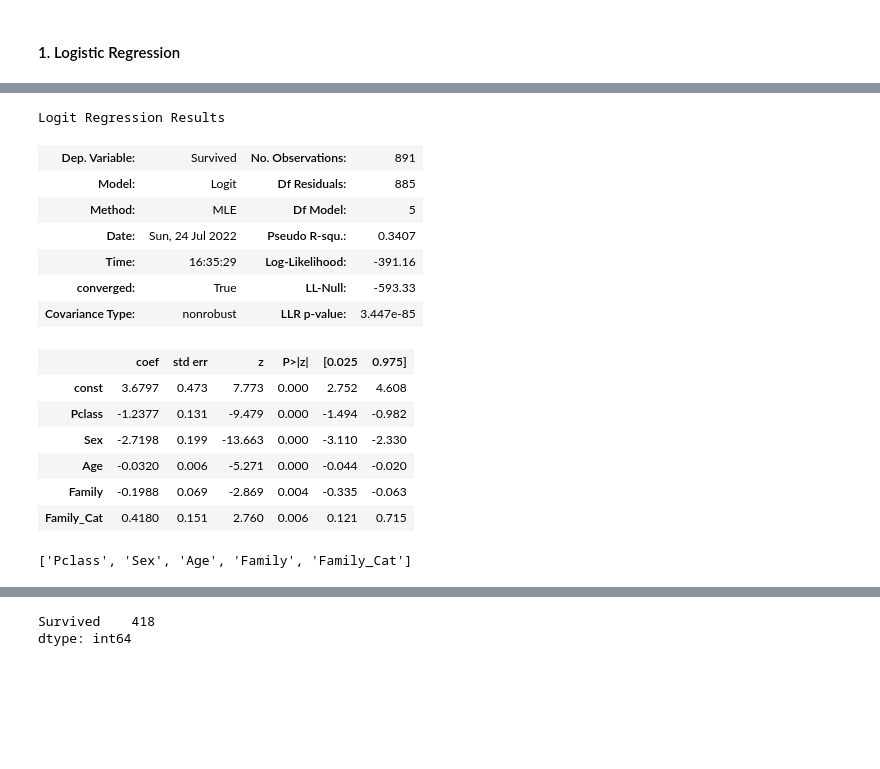
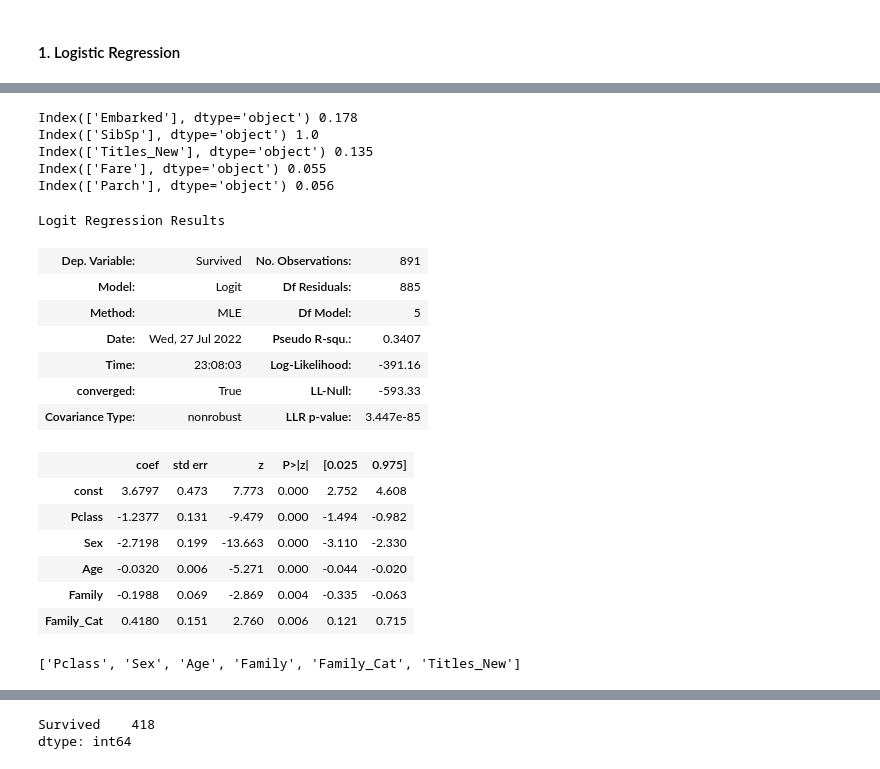
Before and after one commit to Dhruv-Chandra/Titanic, a Jupyter notebook: Titanic.ipynb, the cells around one changed output, grey strips where cells are left out. Cells and saved outputs as stored; diff of their text form; code cells hidden in the pictures; blank space fills up the shorter version.

```diff
--- a/Titanic.ipynb
+++ b/Titanic.ipynb
@@ -638,5 +638,3 @@ bivariate()
 ### Model Building
 # %% [markdown]
 #### 1. Logistic Regression
-# %%
-col = combined.loc[:, combined.columns != target_var].columns
@@ -683,0 +641,9 @@ Family_Cat     0.3668      0.160      2.293      0.022       0.053       0.680
+# %%
+x_train, x_test, y_train, y_test = split_data(combined)
+
+x_train = x_train.apply(LabelEncoder().fit_transform)
+
+model = sm.Logit(y_train, ac(x_train))
+res = model.fit()
+
+print(res.summary())
@@ -684,30 +668,37 @@ Family_Cat     0.3668      0.160      2.293      0.022       0.053       0.680
 # %%
 # Removing cols with p-value more than 0.05
 
-def back_feat_elem(df, y = combined_lb[target_var]):
-    # df = label_enc(df)
-    dfc = ac(df)
-    colm = dfc.loc[:, dfc.columns != target_var].columns
-    # print(col)
-    while len(colm) > 0:
-        model = sm.Logit(y, dfc[colm])
+def back_feat_elem(df = combined):
+    x_train, x_test, y_train, y_test = split_data(df)
+
+    x_train = x_train.apply(LabelEncoder().fit_transform)
+
+    col = x_train.columns
+
+    while len(col) > 0:
+        model = sm.Logit(y_train, ac(x_train[col]))
         result = model.fit(disp= 0)
         largest_pvalue = round(result.pvalues, 3).nlargest(1)
         if largest_pvalue[0] < (0.05):
             return result
             break
         else:
-            colm= colm.drop(largest_pvalue.index)
+            col = col.drop(largest_pvalue.index)
 # %%
-back_res = back_feat_elem(combined_lb)
+back_res = back_feat_elem(combined)
 back_res.summary()
 # %% [output]
-Logit Regression Results
+Index(['Embarked'], dtype='object') 0.178
+Index(['SibSp'], dtype='object') 1.0
+Index(['Titles_New'], dtype='object') 0.135
+Index(['Fare'], dtype='object') 0.055
+Index(['Parch'], dtype='object') 0.056
+Logit Regression Results
 | Dep. Variable: | Survived | No. Observations: | 891 |
 | Model: | Logit | Df Residuals: | 885 |
 | Method: | MLE | Df Model: | 5 |
-| Date: | Sun, 24 Jul 2022 | Pseudo R-squ.: | 0.3407 |
-| Time: | 16:35:29 | Log-Likelihood: | -391.16 |
+| Date: | Wed, 27 Jul 2022 | Pseudo R-squ.: | 0.3407 |
+| Time: | 23:08:03 | Log-Likelihood: | -391.16 |
 | converged: | True | LL-Null: | -593.33 |
 | Covariance Type: | nonrobust | LLR p-value: | 3.447e-85 |
 |  | coef | std err | z | P>|z| | [0.025 | 0.975] |
@@ -720,9 +711,10 @@ Logit Regression Results
 # %%
 ind = list(back_res.params.index)
 ind.remove('const')
+ind.append('Titles_New') # Seems to be an important column, Logistic Regression accuracy went from 0.815 - 0.827
 ind
 # %% [output]
-['Pclass', 'Sex', 'Age', 'Family', 'Family_Cat']
+['Pclass', 'Sex', 'Age', 'Family', 'Family_Cat', 'Titles_New']
 # %%
 # Storing the above columns in another DataFrame
 
```
Also changed, not shown: parts of 23 cells of this notebook.
